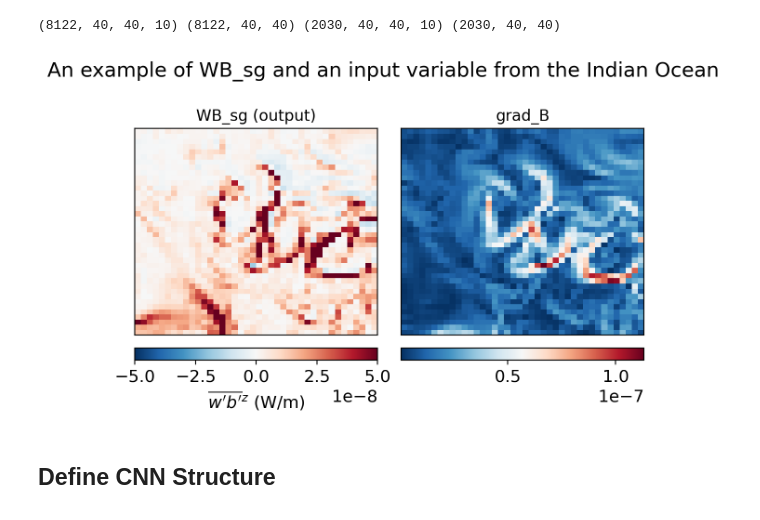
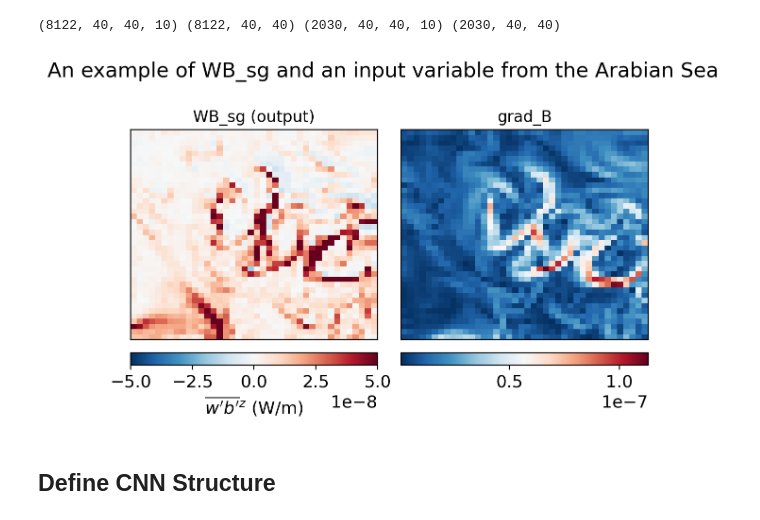
Before and after one commit to andrewfagerheim/ML_project, a Jupyter notebook: submeso_ml_model.ipynb, the cells around one changed output. Saved outputs shown, nothing was run; the diff lists cells and outputs as text; code cells hidden in the pictures.

```diff
--- a/submeso_ml_model.ipynb
+++ b/submeso_ml_model.ipynb
@@ -151,35 +151,35 @@ print(X_train_np.shape,y_train_np.shape,X_test_np.shape,y_test_np.shape)
 fig, axes = plt.subplots(nrows=1, ncols=2,figsize=(6,4))
 
 ind=2
 clim = 5e-8
 
 input_var = 0
 input_features[input_var]
 
 output_map = WB_sg_xr_og[ind]
 i_var_loc = 0
 i_var = input_features[i_var_loc]
 input_map = X_xr_og[i_var][ind]
-loc_ind = int(target_map.location)
+loc_ind = int(output_map.location)
 
 plt.subplot(1, 2, 1)
 plt.pcolor(np.flip(output_map, axis=0),cmap='RdBu_r',vmin=-clim,vmax=clim)
 plt.xticks([])
 plt.yticks([])
 cb = plt.colorbar(location='bottom',pad=0.05)
 cb.set_label(r'$\overline{w^\prime b^\prime}^z$' + ' (W/m)')
 plt.title('WB_sg (output)',fontsize=12)
 
 plt.subplot(1, 2, 2)
 plt.pcolor(np.flip(input_map, axis=0),cmap='RdBu_r')
 plt.xticks([])
 plt.yticks([])
 cb = plt.colorbar(location='bottom',pad=0.05)
 plt.title(i_var,fontsize=12)
 plt.suptitle('An example of WB_sg and an input variable from the ' + label_list[loc_ind])
 plt.tight_layout()
 # %% [output]
-[figure, old version]
+[figure, new version]
 # %% [markdown]
 ## Define CNN Structure
 # %%
```
Also changed, not shown: parts of 7 cells of this notebook.
